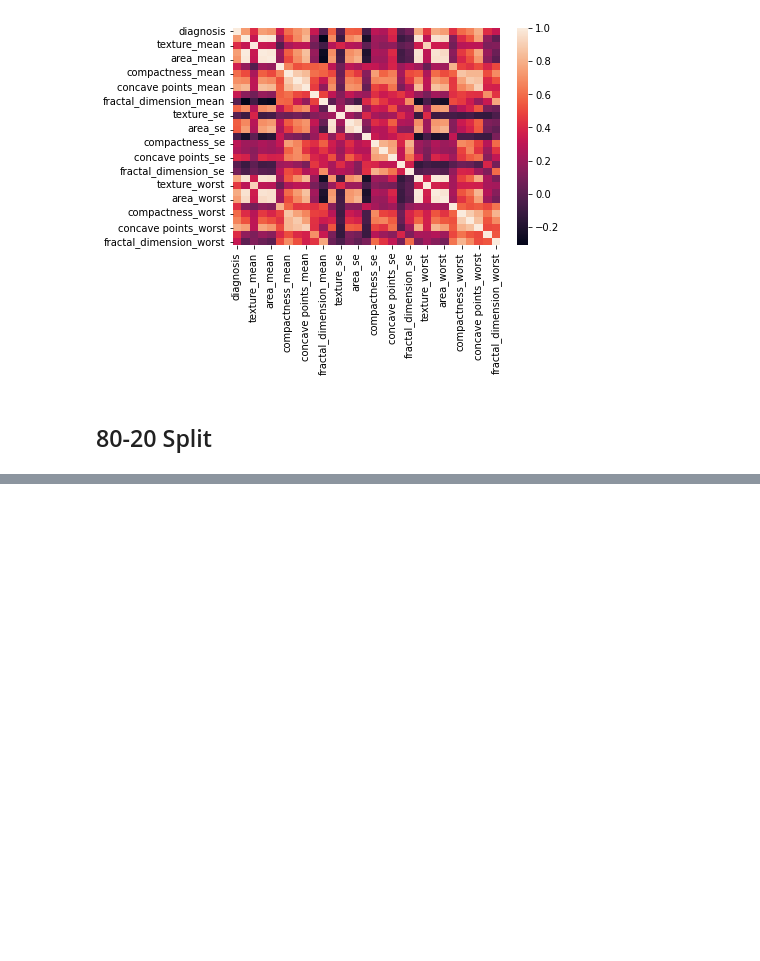
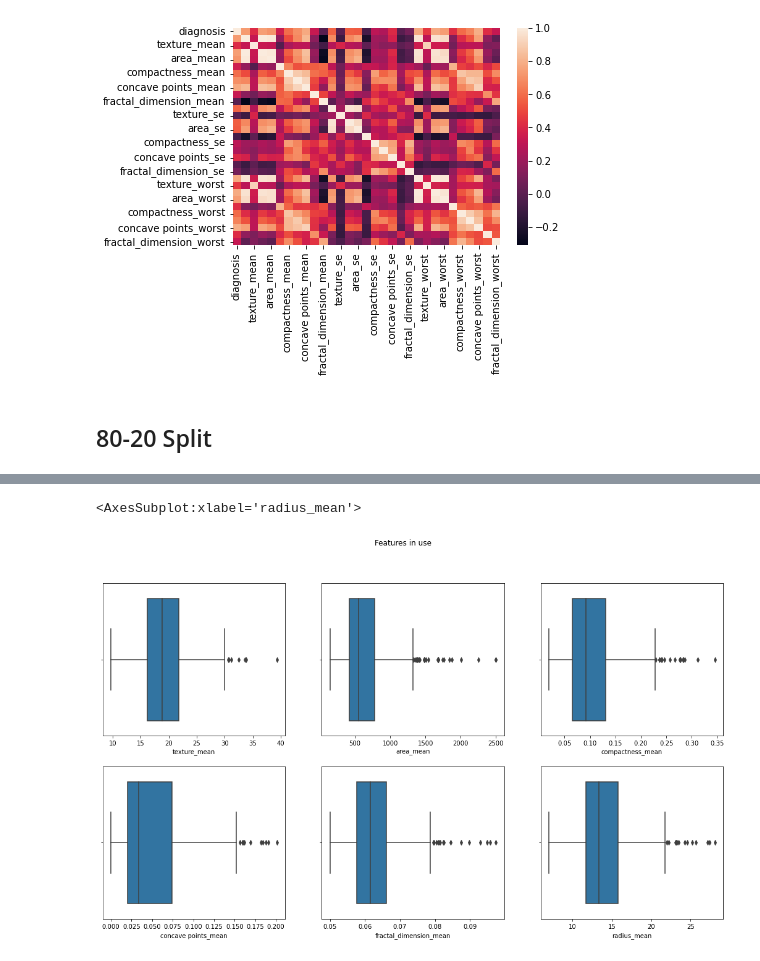
Before and after one commit to SujayD-11/breast-cancer-analysis-project, a Jupyter notebook: BreastCancerclassification/Notebooks/datacleaning.ipynb, the cells around one changed output, grey strips where cells are left out. Drawn from its saved outputs; the diff is of its cells as text; code cells hidden in the pictures; blank space fills up the shorter version.

```diff
--- a/BreastCancerclassification/Notebooks/datacleaning.ipynb
+++ b/BreastCancerclassification/Notebooks/datacleaning.ipynb
@@ -130,0 +150,19 @@ test.to_csv(r'../Input/test.csv')
+# %%
+import seaborn as sns
+import numpy as np
+import pandas as pd
+import matplotlib.pyplot as plt
+
+fig, axes = plt.subplots(2, 3, figsize=(18, 10))
+
+fig.suptitle("Features in use")
+
+sns.boxplot(ax=axes[0, 0], x=df["texture_mean"])
+sns.boxplot(ax=axes[0, 1], x=df["area_mean"])
+sns.boxplot(ax=axes[0, 2], x=df["compactness_mean"])
+sns.boxplot(ax=axes[1, 0], x=df["concave points_mean"])
+sns.boxplot(ax=axes[1, 1], x=df["fractal_dimension_mean"])
+sns.boxplot(ax=axes[1, 2], x=df["radius_mean"])
+# %% [output]
+<AxesSubplot:xlabel='radius_mean'>
+[figure, added]
```
Also changed, not shown: parts of 6 cells of this notebook.
